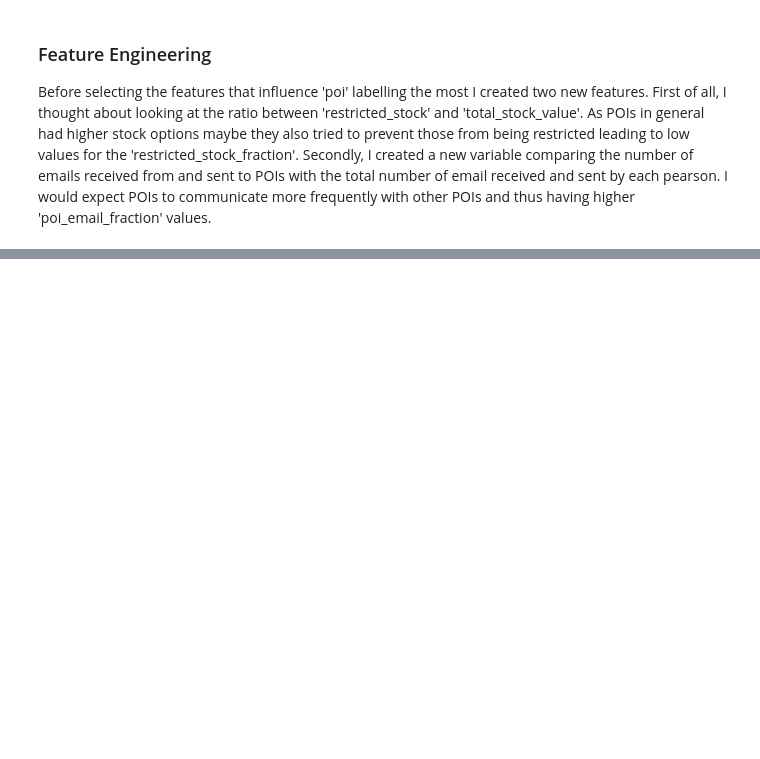
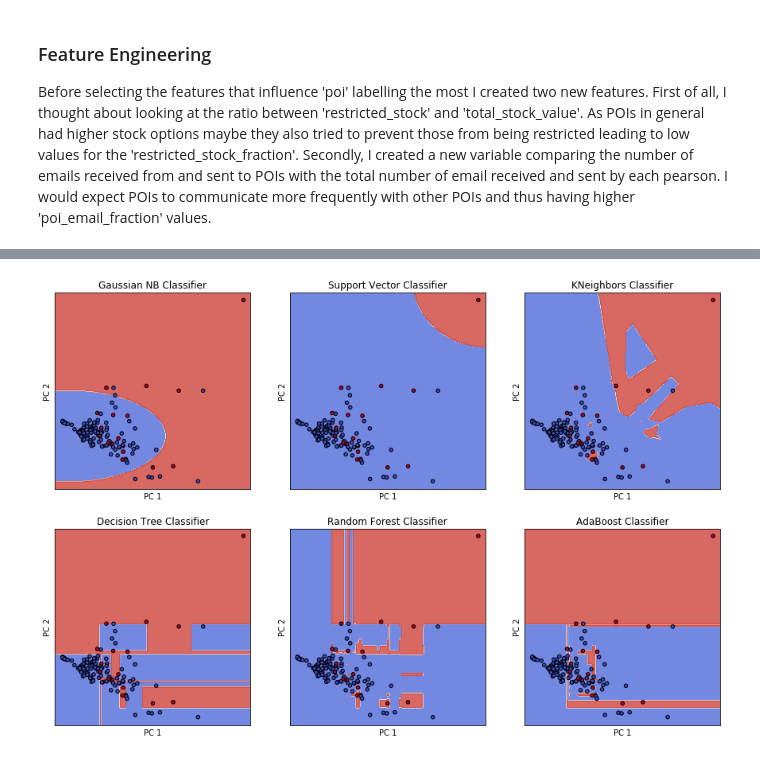
Before and after one commit to ttsteiger/Udacity_DAND, a Jupyter notebook: DAND_p5/enron_nb.ipynb, the cells around one changed output, grey strips where cells are left out. Saved outputs shown, nothing was run; the diff lists cells and outputs as text; code cells hidden in the pictures; blank space fills up the shorter version.

```diff
--- a/DAND_p5/enron_nb.ipynb
+++ b/DAND_p5/enron_nb.ipynb
@@ -607,0 +548,21 @@ Finally, I ended up with a Random Forest classifier using 'exercised_stock_optio
+# %%
+# data preparation
+X = data_df.fillna(value=0).select_dtypes(include=[np.number])
+y = data_df['poi'].astype(int)
+
+# determine feature names for k = 3
+for k in [3, 6]:
+    selector = SelectKBest(k=k)
+    selector.fit(X, y)
+
+    features = X[selector.get_support(indices=True)].columns.values
+    scores = selector.scores_
+    score_list = sorted([(f, s) for f, s in zip(features, scores)], key=lambda tup: tup[1], reverse=True)
+
+    # print out scoring table
+    print("k = {}".format(k))
+    print("{:<25} {:<10}".format("Feature", "Score"))
+    print("-------------------------------")
+    for tup in score_list:
+        print("{:<25} {}".format(tup[0], round(tup[1], 2)))
+    print()
@@ -607,0 +690,24 @@ Finally, I ended up with a Random Forest classifier using 'exercised_stock_optio
+# %%
+# pca transformation
+pca = PCA(n_components=2)
+X_pca = pca.fit_transform(X)
+
+# set up 2x3 grid for plotting
+fig, axs = plt.subplots(2, 3, figsize=(15, 10))
+
+# generate meshgrid
+X0, X1 = X_pca[:, 0], X_pca[:, 1]
+xx, yy = generate_meshgrid(X0, X1)
+
+# create scatter plot and decision boundary
+for ax, title, clf in zip(axs.flatten(), names, classifiers):
+    clf.fit(X_pca, y.values)
+    plot_boundaries(ax, clf, xx, yy, cmap=plt.cm.coolwarm, alpha=0.8)
+    ax.scatter(X0, X1, c=y, cmap=plt.cm.coolwarm, s=20, edgecolors='k')
+    ax.set(title=title,
+           xlabel='PC 1', xlim=[xx.min(), xx.max()], xticks=[],
+           ylabel='PC 2', ylim=[yy.min(), yy.max()], yticks=[])
+
+plt.show()
+# %% [output]
+[figure, added]
```
Also changed, not shown: parts of 53 cells of this notebook, 7 other files.
